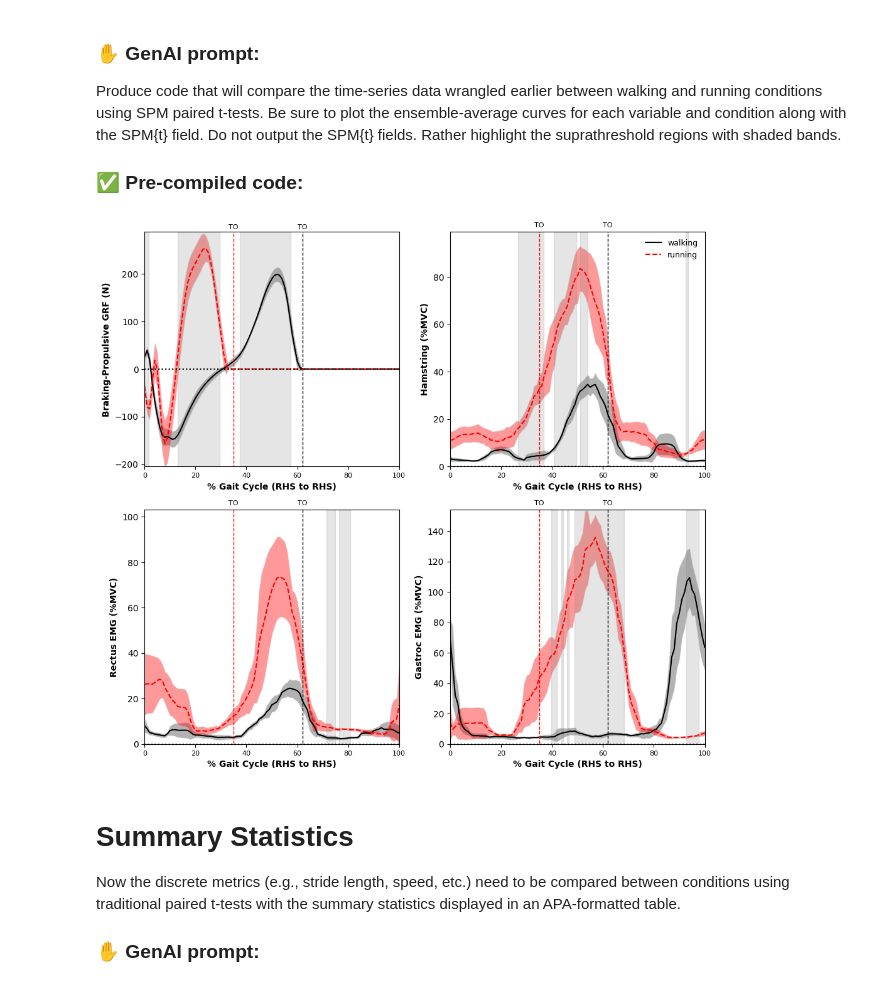
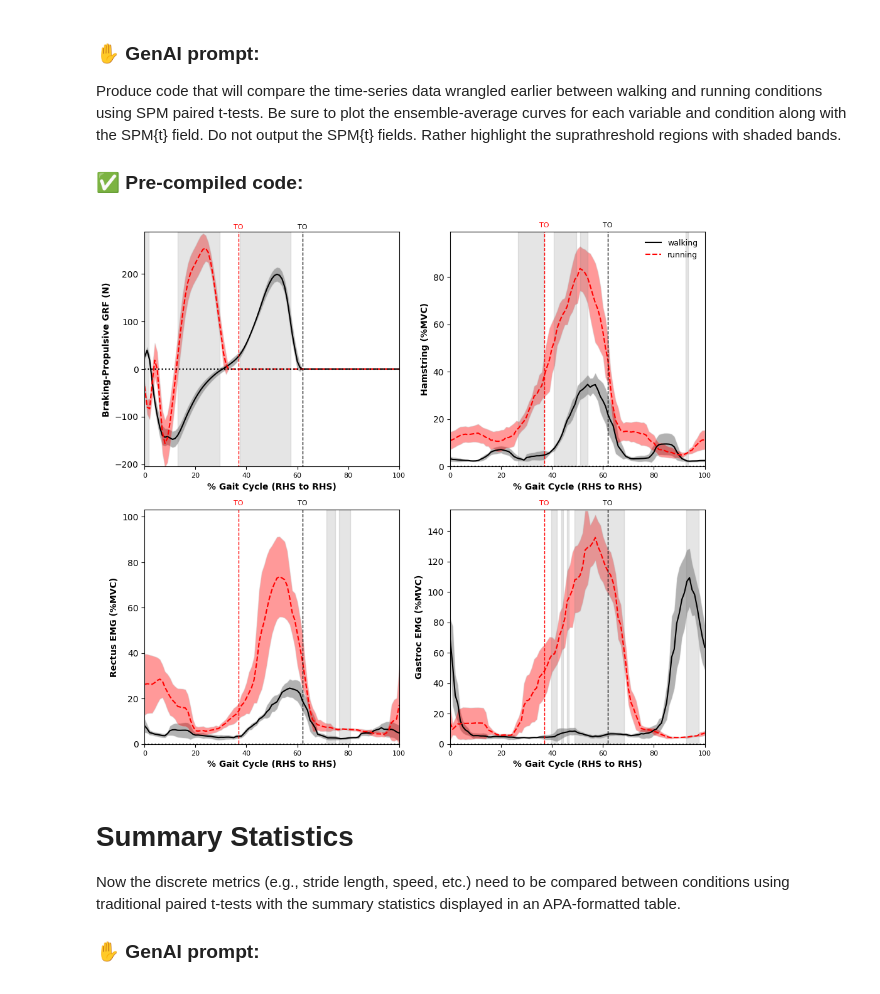
Before and after one commit to plnu-biomechanics/kin6015, a Jupyter notebook: notebooks/kin6015_lab4.ipynb, the cells around one changed output. Drawn from its saved outputs; the diff is of its cells as text; code cells hidden in the pictures.

Commit message:
Updated with auto event ID code for running TO

```diff
--- a/notebooks/kin6015_lab4.ipynb
+++ b/notebooks/kin6015_lab4.ipynb
@@ -364,6 +364,36 @@ gastroc_walking_data = walking_df.pivot(index='trial_id', columns='Frame', value
 # Prepare data for Rectus EMG (running)
 gastroc_running_data = running_df.pivot(index='trial_id', columns='Frame', values='GASTROC').values
 
+toe_off_frames = [] # Initialize an empty list to store the toe-off frame for each running trial
+
+# Loop through each trial (row) in the brakingprop_running_data
+for trial_index in range(num_trials):
+    # Loop through each frame from 0 up to total_frames - 5
+    # The -5 is to ensure there are enough frames remaining to check for a sequence of 5 zeros
+    found_toe_off_for_trial = False
+    for frame_index in range(total_frames - 5):
+        # Check if the value at the current frame is exactly 0.000
+        if brakingprop_running_data[trial_index, frame_index] == 0.000:
+            # Check if the next four consecutive frames are also 0.000
+            if np.all(brakingprop_running_data[trial_index, frame_index : frame_index + 5] == 0.000):
+                # If a sequence of five consecutive 0.000 values is found, append the 1-based frame number
+                toe_off_frames.append(frame_index + 1)
+                found_toe_off_for_trial = True
+                break # Break out of the inner (frame) loop to move to the next trial
+    if not found_toe_off_for_trial:
+        toe_off_frames.append(np.nan) # Append NaN if no toe-off found for the trial
+
+# Calculate the average of the identified toe-off frames, ignoring NaN values
+average_toe_off_frame = np.nanmean(toe_off_frames)
+
+# Assign this average to the 'run_off' variable, converting to int if not NaN
+if not np.isnan(average_toe_off_frame):
+    run_off = int(round(average_toe_off_frame))
+else:
+    run_off = None # Or handle as appropriate if no valid frames were found
+
+print(f"Assigned 'run_off' variable: {run_off}")
+
 print("Shape of Braking-Propulsive (walking) data:", brakingprop_walking_data.shape)
 print("Shape of Braking-Propulsive (running) data:", brakingprop_running_data.shape)
 print("Shape of Hamstring EMG (walking) data:", hamstring_walking_data.shape)
@@ -423,7 +453,7 @@ total_frames = 101
 num_ticks = 6  # Number of ticks (0%, 10%, ..., 100%)
 
 # Define a function to create each plot
-def plot_spm(ax, Y1, Y2, label_Y1, label_Y2, x_label, y_label, y_limits, units, color_Y1, color_Y2, show_legend):
+def plot_spm(ax, Y1, Y2, label_Y1, label_Y2, run_off, x_label, y_label, y_limits, units, color_Y1, color_Y2, show_legend):
     spm1d.plot.plot_mean_sd(Y1, label=label_Y1, linecolor=color_Y1, facecolor=color_Y1, ax=ax, lw=1.5, alpha=0.3, autoset_ylim=False)
     spm1d.plot.plot_mean_sd(Y2, label=label_Y2, linecolor=color_Y2, facecolor=color_Y2, linestyle='--', lw=1.5, alpha=0.4, ax=ax, autoset_ylim=False)
     ax.axhline(y=0, color='k', linestyle=':')
@@ -455,8 +485,8 @@ def plot_spm(ax, Y1, Y2, label_Y1, label_Y2, x_label, y_label, y_limits, units,
     ypos = y_limits[1] + y_limits[1]*.02          # event labels
     ax.set_xticklabels(percentages.astype(int), fontsize=8)  # Set labels as integers (0, 10%, ..., 100%)
     # ax.set_xticks(x_ticks)
-    ax.vlines(x=35, ymin=y_limits[0]-100, ymax=y_limits[1]+100, color='r', linestyle='--', lw=1)
-    ax.text(33, ypos, 'TO', fontsize=8)
+    ax.vlines(x=run_off, ymin=y_limits[0]-100, ymax=y_limits[1]+100, color='r', linestyle='--', lw=1)
+    ax.text(run_off-2, ypos, 'TO', fontsize=8, color='r')
     ax.vlines(x=62, ymin=y_limits[0]-100, ymax=y_limits[1]+100, color='k', linestyle='--', lw=1)
     ax.text(60, ypos, 'TO', fontsize=8)
     ax.set_xlabel(x_label, fontsize=10, fontweight='bold')
@@ -505,6 +535,7 @@ plot_spm(
     ax1, YA, YB,
     label_Y1="walking",
     label_Y2="running",
+    run_off = run_off,
     x_label = xlabel,
     y_label=f'{ylabel} ({units})',
     y_limits=y_limits,
@@ -553,6 +584,7 @@ plot_spm(
     ax2, YA, YB,
     label_Y1="walking",
     label_Y2="running",
+    run_off = run_off,
     x_label = xlabel,
     y_label=f'{ylabel} ({units})',
     y_limits=y_limits,
@@ -601,6 +633,7 @@ plot_spm(
     ax3, YA, YB,
     label_Y1="walking",
     label_Y2="running",
+    run_off = run_off,
     x_label = xlabel,
     y_label=f'{ylabel} ({units})',
     y_limits=y_limits,
@@ -634,34 +667,35 @@ if len(all_data_for_y_limits) > 0:
     max_val = np.max(all_data_for_y_limits)
     if min_val > 0:
         min_val = 0
 else: # If all data is NaN after concatenation and filtering
     min_val = -1.0 # Default to some reasonable range if all data is NaN
     max_val = 1.0
 
 # min_val = 0 # Removed hardcoded limits
 # max_val = 1000 # Removed hardcoded limits
 y_limits = [min_val, max_val] # Use dynamically calculated limits
 
 # Subplot 4
 ax4 = pyplot.subplot(2, 2, 4) # Changed to 2 rows, 2 columns, position 1, now ax4
 plot_spm(
     ax4, YA, YB,
     label_Y1="walking",
     label_Y2="running",
+    run_off = run_off,
     x_label = xlabel,
     y_label=f'{ylabel} ({units})',
     y_limits=y_limits,
     units=units,
     color_Y1='k',
     color_Y2='r',
     show_legend=False
 )
 
 ### plot SPM results:
 pyplot.tight_layout()
 pyplot.show()
 # %% [output]
-[figure, old version]
+[figure, new version]
 # %% [markdown]
 
 # Summary Statistics
```
Also changed, not shown: parts of 9 cells of this notebook.
